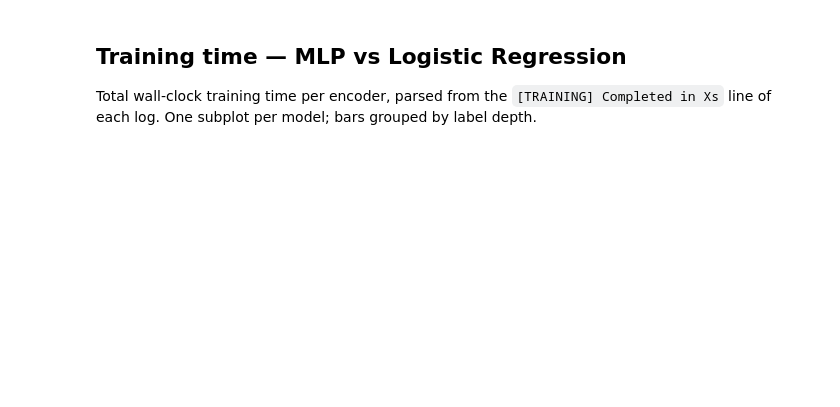
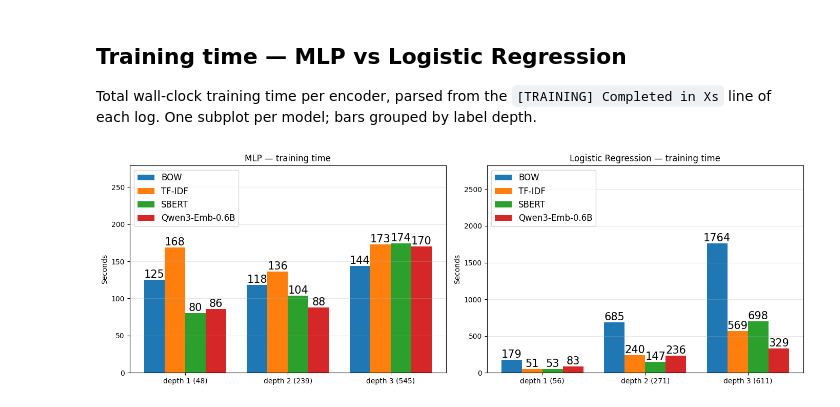
Before and after one commit to guilhermeRaibolt/gnn-embeddings, a Jupyter notebook: results.ipynb, the cells around one changed output. Saved outputs shown, nothing was run; the diff lists cells and outputs as text; code cells hidden in the pictures; blank space fills up the shorter version.

```diff
--- a/results.ipynb
+++ b/results.ipynb
@@ -213,30 +275,36 @@ def plot_train_times(mlp_runs, lr_runs):
     axes = axes[0]
     width = 0.2
     for ax, (name, runs) in zip(axes, model_runs):
         depth_keys = list(runs.keys())
         labels = [f"depth {d} ({c})" for d, c in depth_keys]
         x = np.arange(len(depth_keys))
+        max_val = 0.0
         for i, enc in enumerate(ENCODER_ORDER):
             vals = []
             for key in depth_keys:
                 encoders = runs[key]
                 t = parse_train_time(encoders[enc]) if enc in encoders else None
                 vals.append(t if t is not None else 0.0)
+            max_val = max(max_val, max(vals) if vals else 0.0)
             offset = (i - (len(ENCODER_ORDER) - 1) / 2) * width
             bars = ax.bar(x + offset, vals, width,
                           color=ENCODER_COLOR[enc], label=ENCODER_LABEL[enc])
             for b, v in zip(bars, vals):
                 if v > 0:
                     ax.text(b.get_x() + b.get_width() / 2, v, f"{v:.0f}",
                             ha="center", va="bottom", fontsize=15)
         ax.set_xticks(x)
         ax.set_xticklabels(labels)
         ax.set_title(f"{name} — training time")
         ax.set_ylabel("Seconds")
         ax.grid(True, axis="y", alpha=0.3)
+        if max_val > 0:
+            ax.set_ylim(0, max_val * 1.6)
         ax.legend(fontsize=12, loc="upper left")
     fig.tight_layout()
     plt.show()
 
 
 plot_train_times(mlp_runs, lr_runs)
+# %% [output]
+[figure, added]
```
Also changed, not shown: parts of 6 cells of this notebook, 2 other files.
